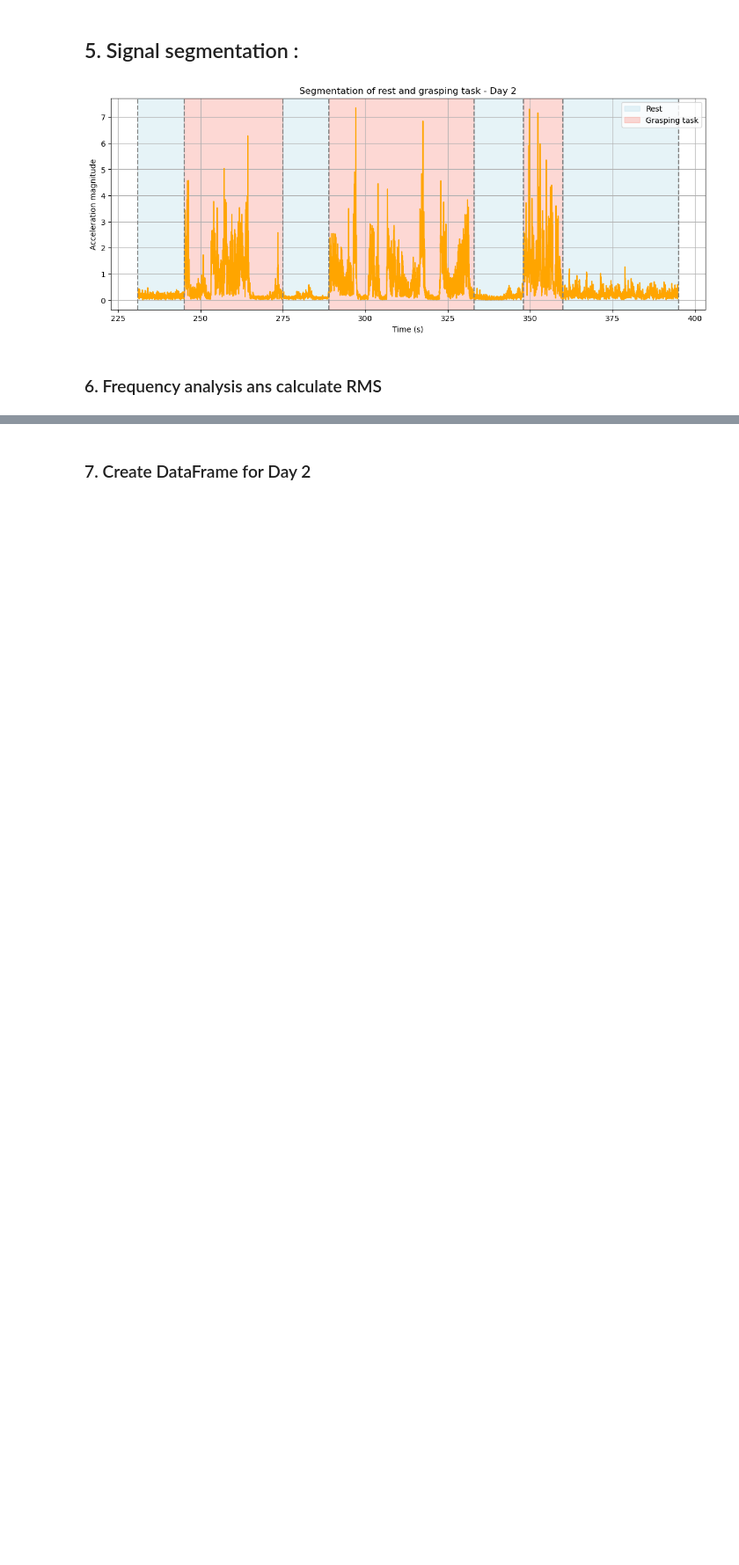
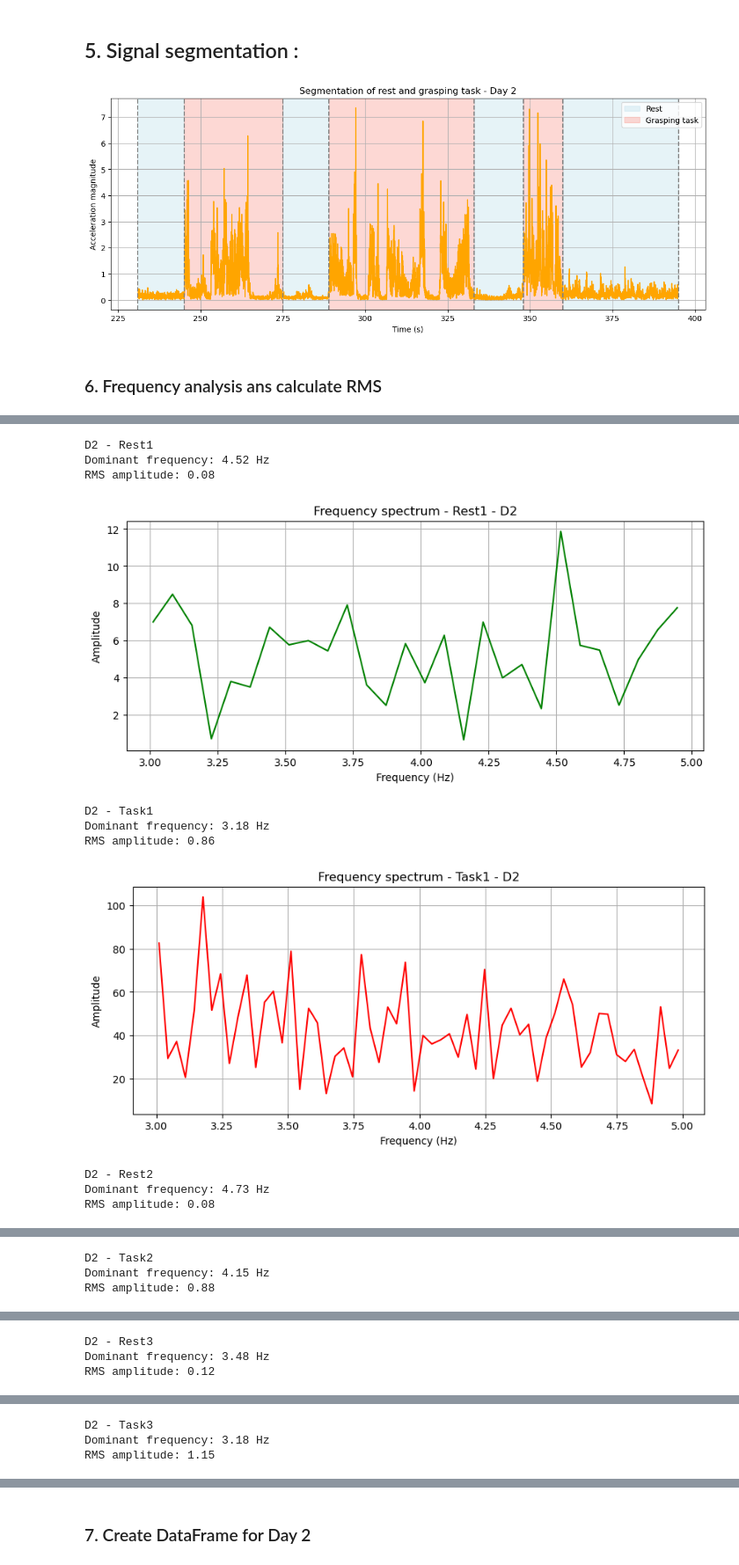
Before and after one commit to zemmahisofi-byte/Projet_R_Python, a Jupyter notebook: Projet_python/main.ipynb, the cells around one changed output, grey strips where cells are left out. Shown at 88% size. Cells and saved outputs as stored; diff of their text form; code cells hidden in the pictures; blank space fills up the shorter version.

```diff
--- a/Projet_python/main.ipynb
+++ b/Projet_python/main.ipynb
@@ -1219,0 +947,43 @@ RMS amplitude - Rest 4 on Day 2: 0.15219852909659273
+# %%
+# we use the finction to make frequency analysis and calculate RMS for each rest ans task phases during all the interest period of time in day 2 :
+results_day2_list = []
+
+results_day2_list.append(
+    analyze_phase(df_2, rest1_start_d2, rest1_end_d2, "D2", "Rest1", "Rest", 1, "green")
+)
+
+results_day2_list.append(
+    analyze_phase(df_2, task1_start_d2, task1_end_d2, "D2", "Task1", "Task", 1, "red")
+)
+
+results_day2_list.append(
+    analyze_phase(df_2, rest2_start_d2, rest2_end_d2, "D2", "Rest2", "Rest", 2, "green")
+)
+
+results_day2_list.append(
+    analyze_phase(df_2, task2_start_d2, task2_end_d2, "D2", "Task2", "Task", 2, "red")
+)
+
+results_day2_list.append(
+    analyze_phase(df_2, rest3_start_d2, rest3_end_d2, "D2", "Rest3", "Rest", 3, "green")
+)
+
+results_day2_list.append(
+    analyze_phase(df_2, task3_start_d2, task3_end_d2, "D2", "Task3", "Task", 3, "red")
+)
+
+results_day2_list.append(
+    analyze_phase(df_2, rest4_start_d2, rest4_end_d2, "D2", "Rest4", "Rest", 4, "green")
+)
+# %% [output]
+D2 - Rest1
+Dominant frequency: 4.52 Hz
+RMS amplitude: 0.08
+[figure, added]
+D2 - Task1
+Dominant frequency: 3.18 Hz
+RMS amplitude: 0.86
+[figure, added]
+D2 - Rest2
+Dominant frequency: 4.73 Hz
+RMS amplitude: 0.08
@@ -1219,0 +991,3 @@ RMS amplitude - Rest 4 on Day 2: 0.15219852909659273
+D2 - Task2
+Dominant frequency: 4.15 Hz
+RMS amplitude: 0.88
@@ -1219,0 +995,3 @@ RMS amplitude - Rest 4 on Day 2: 0.15219852909659273
+D2 - Rest3
+Dominant frequency: 3.48 Hz
+RMS amplitude: 0.12
@@ -1219,0 +999,3 @@ RMS amplitude - Rest 4 on Day 2: 0.15219852909659273
+D2 - Task3
+Dominant frequency: 3.18 Hz
+RMS amplitude: 1.15
```
Also changed, not shown: parts of 46 cells of this notebook.
